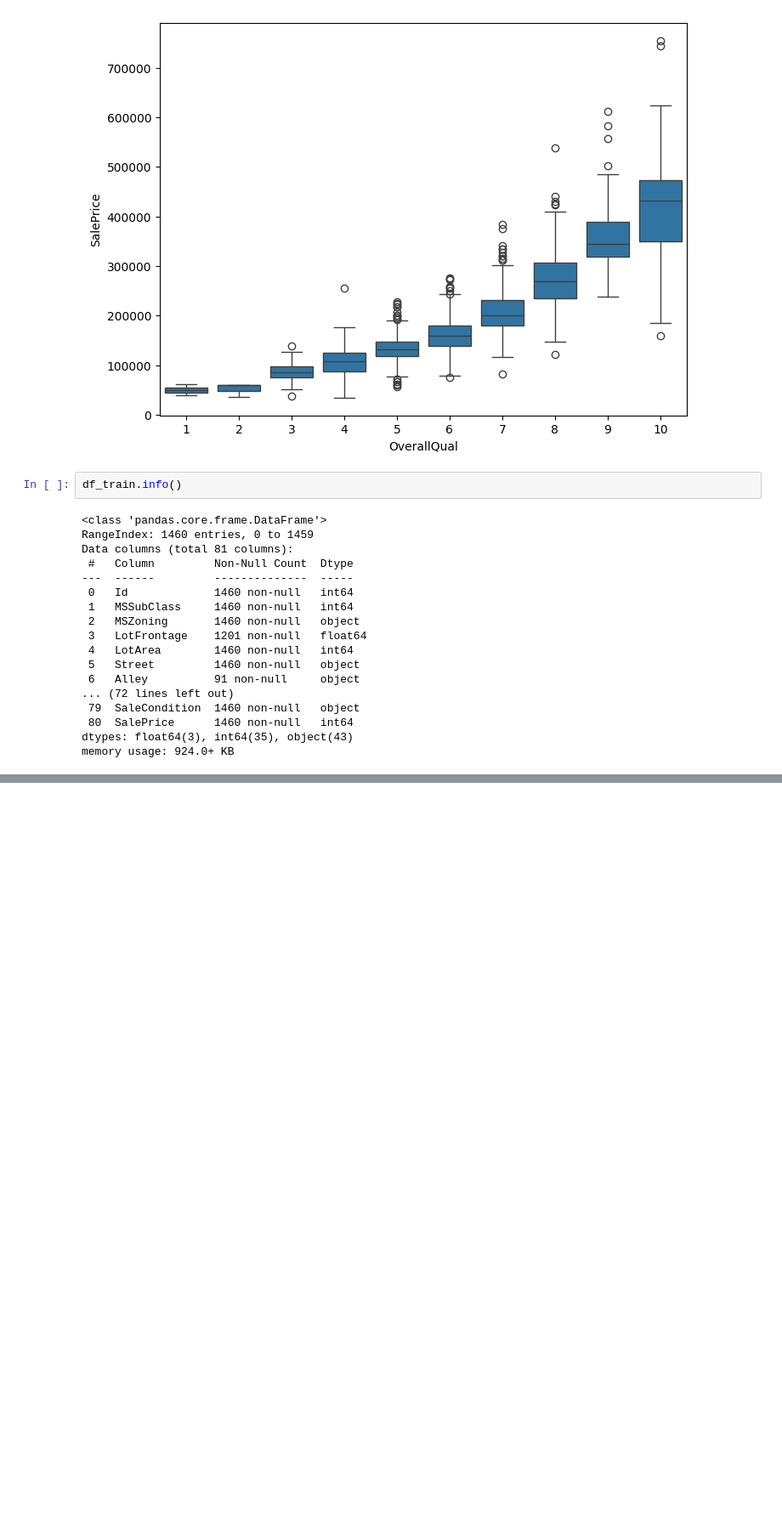
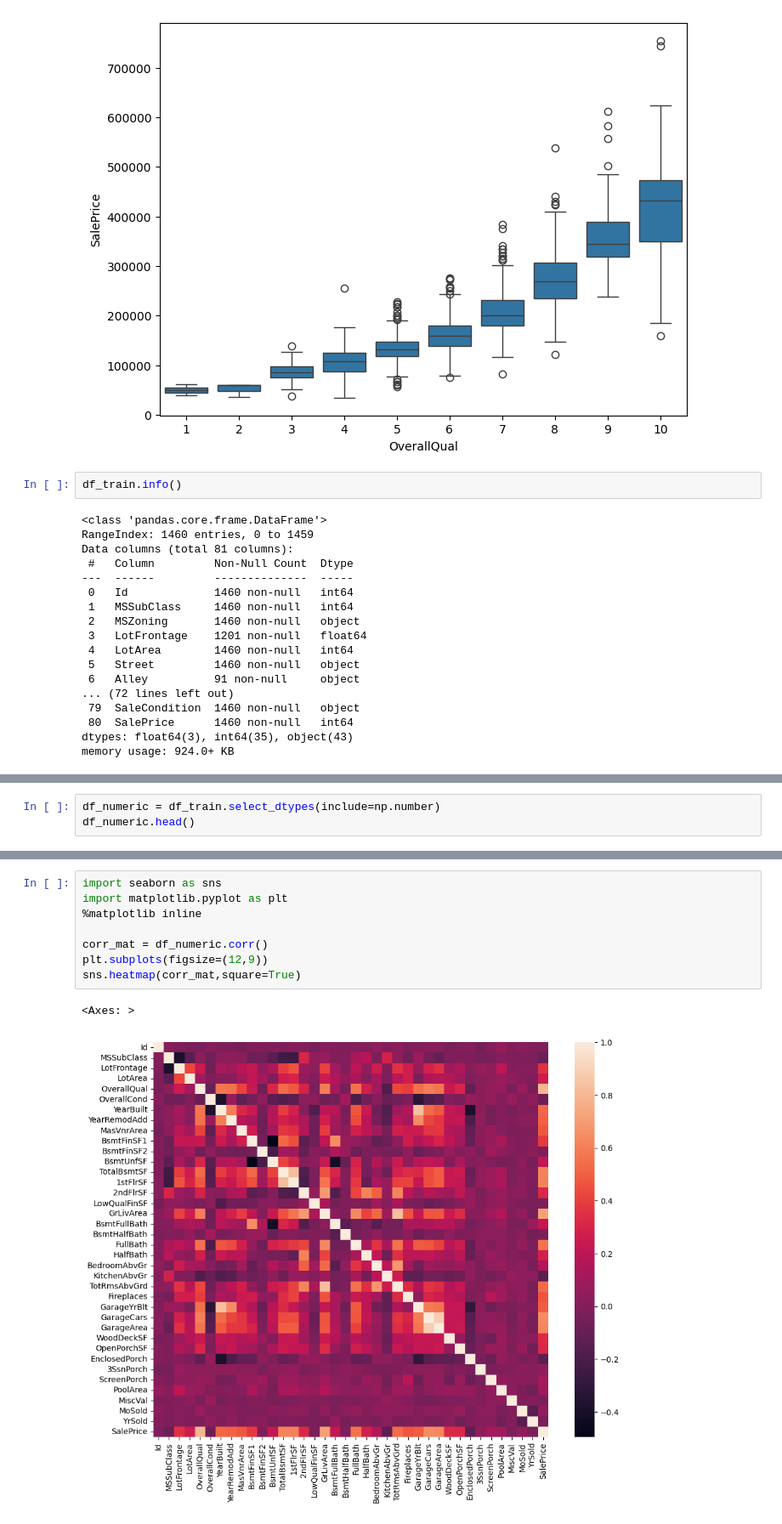
Before and after one commit to thiyanesh17/DataScientists_Notes, a Jupyter notebook: EDA Day1/Preprocessing_Day2.ipynb, the cells around one changed output, grey strips where cells are left out. Shown at 85% size. Saved outputs shown, nothing was run; the diff lists cells and outputs as text; blank space fills up the shorter version.

```diff
--- a/EDA Day1/Preprocessing_Day2.ipynb
+++ b/EDA Day1/Preprocessing_Day2.ipynb
@@ -205,0 +251,3 @@ memory usage: 924.0+ KB
+# %%
+df_numeric = df_train.select_dtypes(include=np.number)
+df_numeric.head()
@@ -205,0 +262,11 @@ memory usage: 924.0+ KB
+# %%
+import seaborn as sns
+import matplotlib.pyplot as plt
+%matplotlib inline
+
+corr_mat = df_numeric.corr()
+plt.subplots(figsize=(12,9))
+sns.heatmap(corr_mat,square=True)
+# %% [output]
+<Axes: >
+[figure, added]
```
Also changed, not shown: parts of 11 cells of this notebook, 1 other file.
